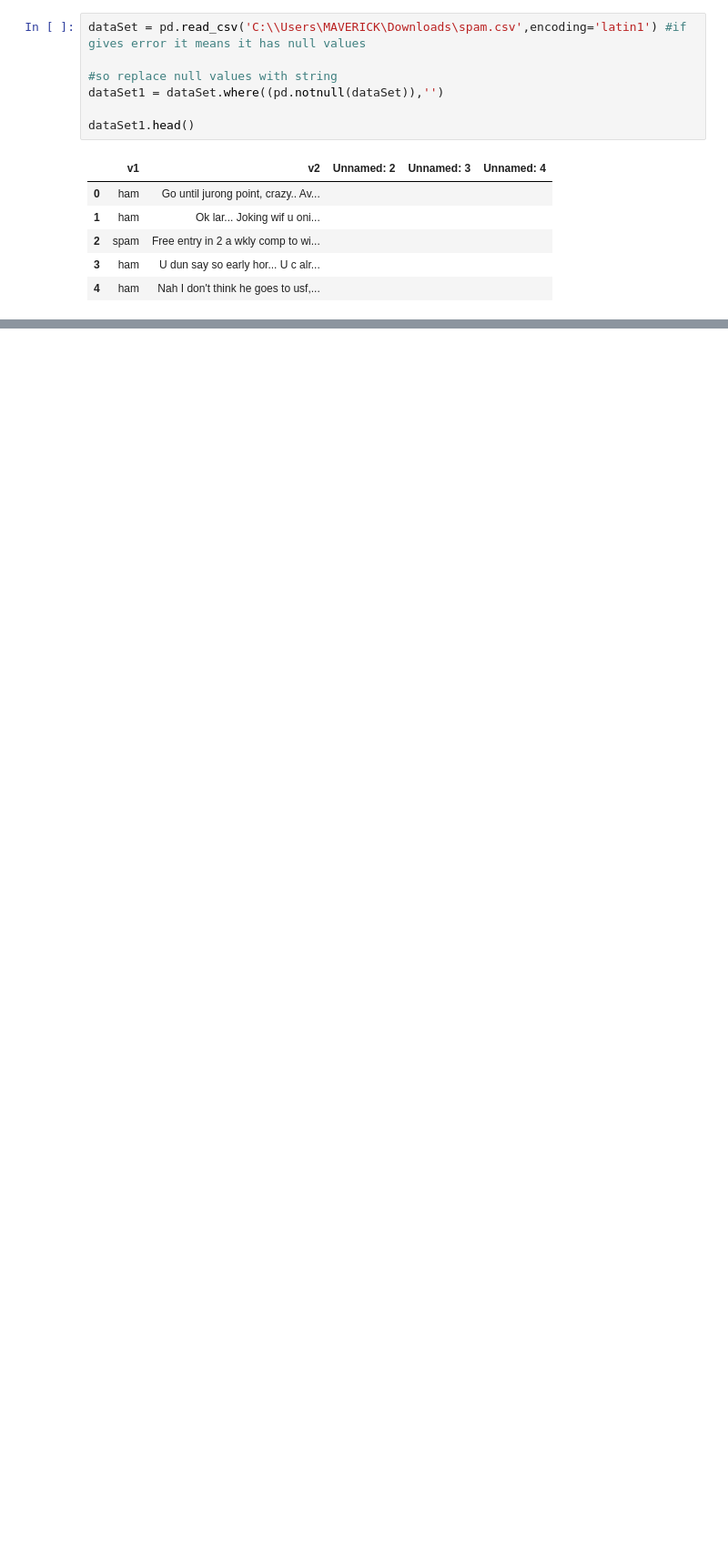
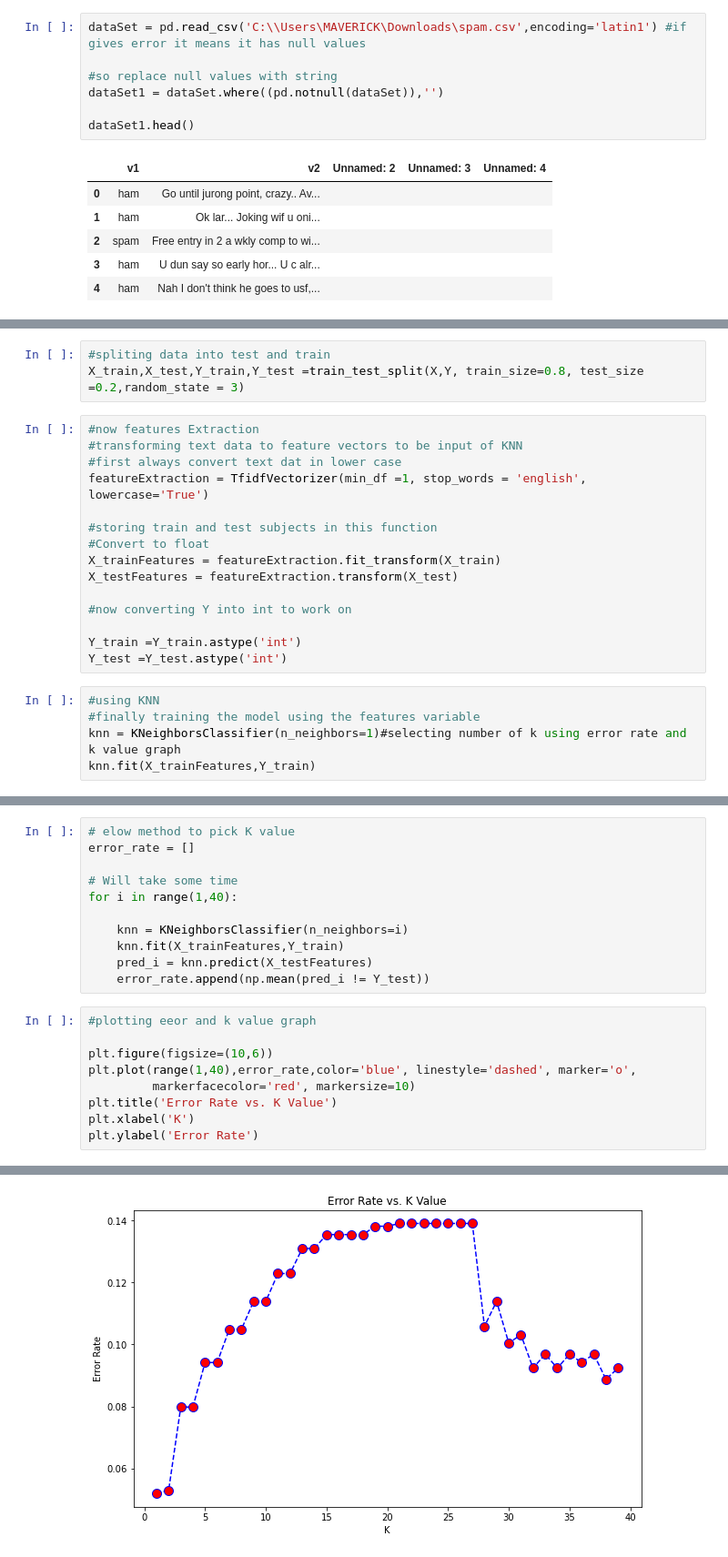
Before and after one commit to AbdulWajid99/SpamMailPrediction, a Jupyter notebook: SpamORHam_Mail_Detection(k-nearest).ipynb, the cells around one changed output, grey strips where cells are left out. Shown: that part at 91% size. Cells and saved outputs as stored; diff of their text form; blank space fills up the shorter version.

```diff
--- a/SpamORHam_Mail_Detection(k-nearest).ipynb
+++ b/SpamORHam_Mail_Detection(k-nearest).ipynb
@@ -16,0 +76,23 @@ dataSet1.head()
+# %%
+#spliting data into test and train
+X_train,X_test,Y_train,Y_test =train_test_split(X,Y, train_size=0.8, test_size =0.2,random_state = 3)
+# %%
+#now features Extraction
+#transforming text data to feature vectors to be input of KNN
+#first always convert text dat in lower case
+featureExtraction = TfidfVectorizer(min_df =1, stop_words = 'english', lowercase='True')
+
+#storing train and test subjects in this function
+#Convert to float
+X_trainFeatures = featureExtraction.fit_transform(X_train)
+X_testFeatures = featureExtraction.transform(X_test)
+
+#now converting Y into int to work on
+
+Y_train =Y_train.astype('int')
+Y_test =Y_test.astype('int')
+# %%
+#using KNN
+#finally training the model using the features variable
+knn = KNeighborsClassifier(n_neighbors=1)#selecting number of k using error rate and k value graph
+knn.fit(X_trainFeatures,Y_train)
@@ -16,0 +123,21 @@ dataSet1.head()
+# %%
+# elow method to pick K value
+error_rate = []
+
+# Will take some time
+for i in range(1,40):
+
+    knn = KNeighborsClassifier(n_neighbors=i)
+    knn.fit(X_trainFeatures,Y_train)
+    pred_i = knn.predict(X_testFeatures)
+    error_rate.append(np.mean(pred_i != Y_test))
+# %%
+#plotting eeor and k value graph
+
+plt.figure(figsize=(10,6))
+plt.plot(range(1,40),error_rate,color='blue', linestyle='dashed', marker='o',
+         markerfacecolor='red', markersize=10)
+plt.title('Error Rate vs. K Value')
+plt.xlabel('K')
+plt.ylabel('Error Rate')
+# %% [output]
@@ -16,0 +145 @@ dataSet1.head()
+[figure, added]
```
Also changed, not shown: parts of 14 cells of this notebook.
